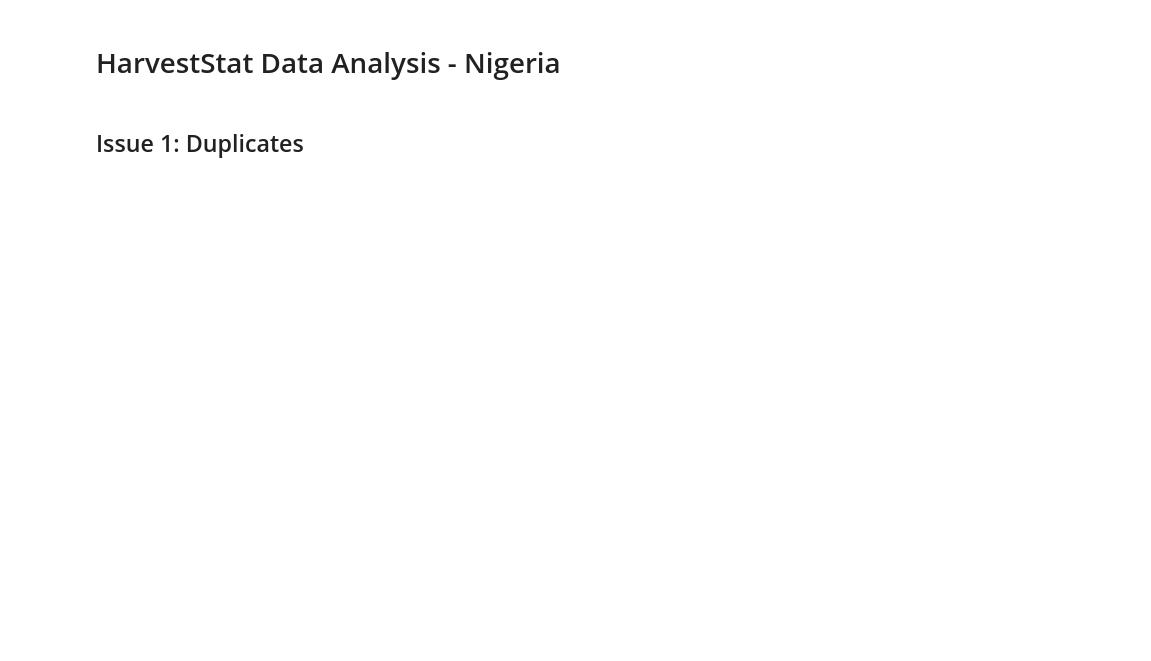
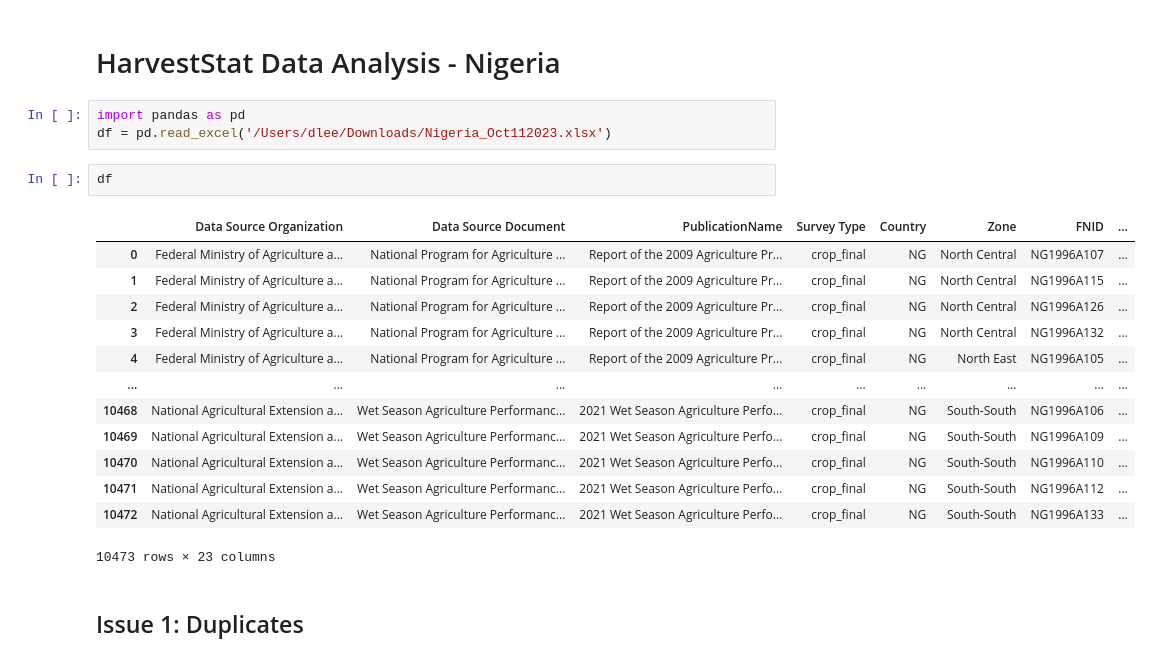
Before and after one commit to HarvestStat/HarvestStat, a Jupyter notebook: notebook/CropData_NG_Validation1.ipynb, the cells around one changed output. Saved outputs shown, nothing was run; the diff lists cells and outputs as text; blank space fills up the shorter version.

```diff
--- a/notebook/CropData_NG_Validation1.ipynb
+++ b/notebook/CropData_NG_Validation1.ipynb
@@ -1,4 +1,23 @@
 # %% [markdown]
 # HarvestStat Data Analysis - Nigeria
+# %%
+import pandas as pd
+df = pd.read_excel('/Users/dlee/Downloads/Nigeria_Oct112023.xlsx')
+# %%
+df
+# %% [output]
+|  | Data Source Organization | Data Source Document | PublicationName | Survey Type | Country | Zone | FNID | ... |
+| 0 | Federal Ministry of Agriculture a... | National Program for Agriculture ... | Report of the 2009 Agriculture Pr... | crop_final | NG | North Central | NG1996A107 | ... |
+| 1 | Federal Ministry of Agriculture a... | National Program for Agriculture ... | Report of the 2009 Agriculture Pr... | crop_final | NG | North Central | NG1996A115 | ... |
+| 2 | Federal Ministry of Agriculture a... | National Program for Agriculture ... | Report of the 2009 Agriculture Pr... | crop_final | NG | North Central | NG1996A126 | ... |
+| 3 | Federal Ministry of Agriculture a... | National Program for Agriculture ... | Report of the 2009 Agriculture Pr... | crop_final | NG | North Central | NG1996A132 | ... |
+| 4 | Federal Ministry of Agriculture a... | National Program for Agriculture ... | Report of the 2009 Agriculture Pr... | crop_final | NG | North East | NG1996A105 | ... |
+| ... | ... | ... | ... | ... | ... | ... | ... | ... |
+| 10468 | National Agricultural Extension a... | Wet Season Agriculture Performanc... | 2021 Wet Season Agriculture Perfo... | crop_final | NG | South-South | NG1996A106 | ... |
+| 10469 | National Agricultural Extension a... | Wet Season Agriculture Performanc... | 2021 Wet Season Agriculture Perfo... | crop_final | NG | South-South | NG1996A109 | ... |
+| 10470 | National Agricultural Extension a... | Wet Season Agriculture Performanc... | 2021 Wet Season Agriculture Perfo... | crop_final | NG | South-South | NG1996A110 | ... |
+| 10471 | National Agricultural Extension a... | Wet Season Agriculture Performanc... | 2021 Wet Season Agriculture Perfo... | crop_final | NG | South-South | NG1996A112 | ... |
+| 10472 | National Agricultural Extension a... | Wet Season Agriculture Performanc... | 2021 Wet Season Agriculture Perfo... | crop_final | NG | South-South | NG1996A133 | ... |
+10473 rows × 23 columns
 # %% [markdown]
 ## Issue 1: Duplicates
```
Also changed, not shown: parts of 3 cells of this notebook, 27 other files.
